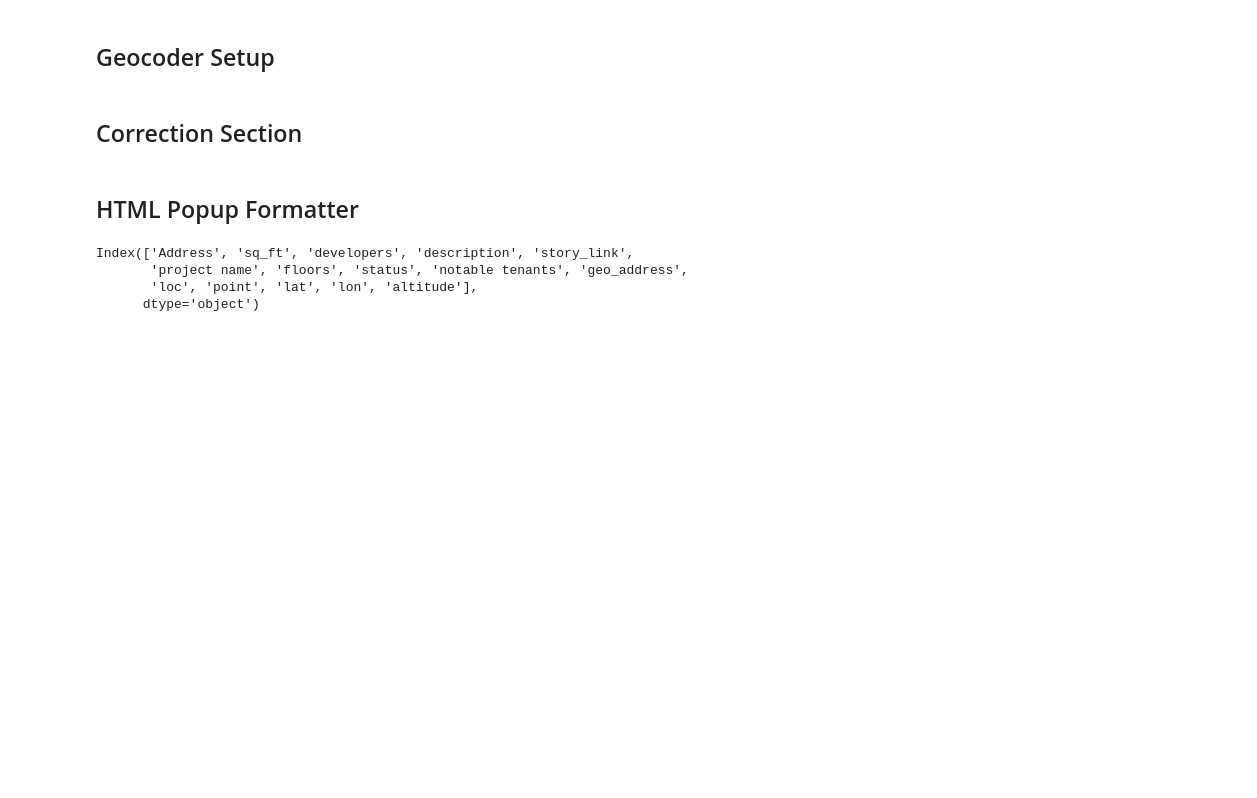
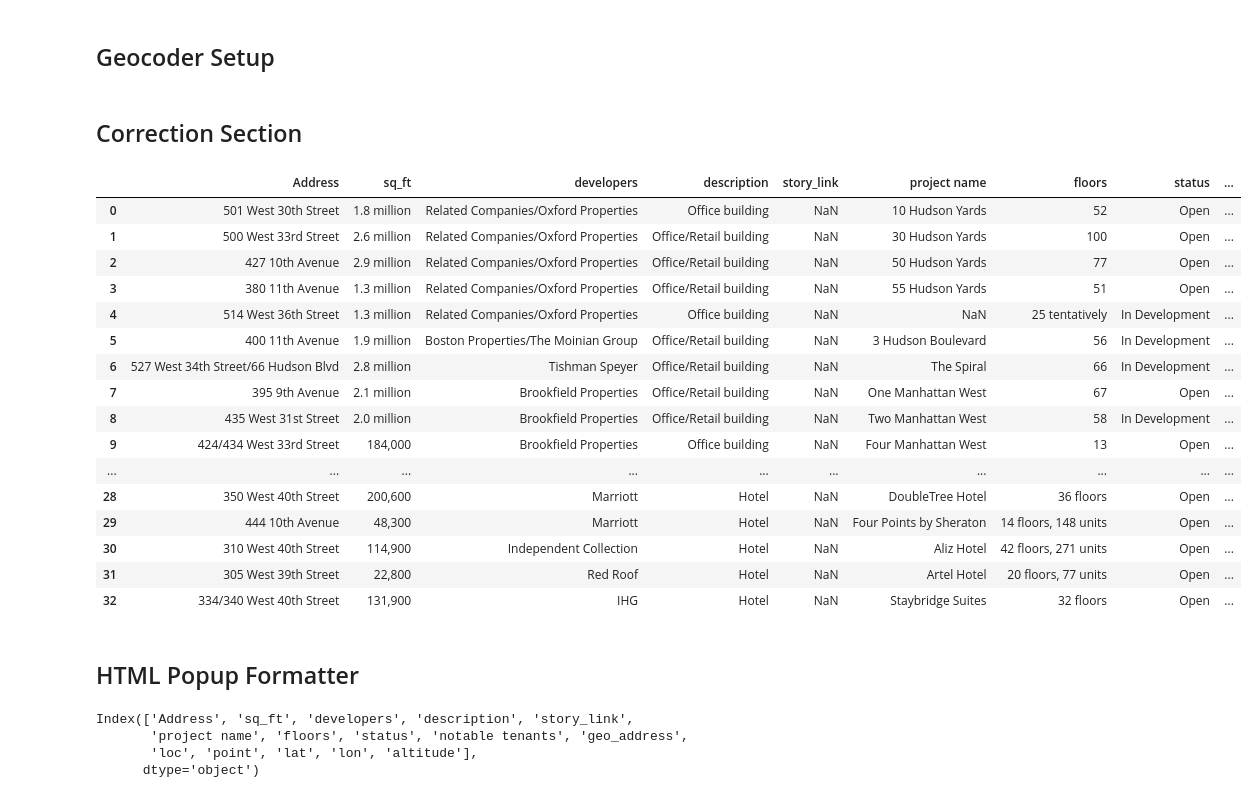
Before and after one commit to trd-digital/trd-news-interactive-maps, a Jupyter notebook: hudson_yards_map_Pat_Ralph/hudson_yards_map_pat_ralph.ipynb, the cells around one changed output. Saved outputs shown, nothing was run; the diff lists cells and outputs as text; code cells hidden in the pictures; blank space fills up the shorter version.

```diff
--- a/hudson_yards_map_Pat_Ralph/hudson_yards_map_pat_ralph.ipynb
+++ b/hudson_yards_map_Pat_Ralph/hudson_yards_map_pat_ralph.ipynb
@@ -28,6 +28,27 @@ df['point'] = df['loc'].apply(lambda loc: tuple(loc.point) if loc else None)
 df[['lat','lon','altitude']] = pd.DataFrame(df['point'].to_list(),index=df.index)
 # %% [markdown]
 ## Correction Section
+# %%
+# 40.75725152723692, -74.00053686779148
+df.at[16,'lat']=()
+# %% [output]
+|  | Address | sq_ft | developers | description | story_link | project name | floors | status | ... |
+| 0 | 501 West 30th Street | 1.8 million | Related Companies/Oxford Properties | Office building | NaN | 10 Hudson Yards | 52 | Open | ... |
+| 1 | 500 West 33rd Street | 2.6 million | Related Companies/Oxford Properties | Office/Retail building | NaN | 30 Hudson Yards | 100 | Open | ... |
+| 2 | 427 10th Avenue | 2.9 million | Related Companies/Oxford Properties | Office/Retail building | NaN | 50 Hudson Yards | 77 | Open | ... |
+| 3 | 380 11th Avenue | 1.3 million | Related Companies/Oxford Properties | Office/Retail building | NaN | 55 Hudson Yards | 51 | Open | ... |
+| 4 | 514 West 36th Street | 1.3 million | Related Companies/Oxford Properties | Office building | NaN | NaN | 25 tentatively | In Development | ... |
+| 5 | 400 11th Avenue | 1.9 million | Boston Properties/The Moinian Group | Office/Retail building | NaN | 3 Hudson Boulevard | 56 | In Development | ... |
+| 6 | 527 West 34th Street/66 Hudson Blvd | 2.8 million | Tishman Speyer | Office/Retail building | NaN | The Spiral | 66 | In Development | ... |
+| 7 | 395 9th Avenue | 2.1 million | Brookfield Properties | Office/Retail building | NaN | One Manhattan West | 67 | Open | ... |
+| 8 | 435 West 31st Street | 2.0 million | Brookfield Properties | Office/Retail building | NaN | Two Manhattan West | 58 | In Development | ... |
+| 9 | 424/434 West 33rd Street | 184,000 | Brookfield Properties | Office building | NaN | Four Manhattan West | 13 | Open | ... |
+| ... | ... | ... | ... | ... | ... | ... | ... | ... | ... |
+| 28 | 350 West 40th Street | 200,600 | Marriott | Hotel | NaN | DoubleTree Hotel | 36 floors | Open | ... |
+| 29 | 444 10th Avenue | 48,300 | Marriott | Hotel | NaN | Four Points by Sheraton | 14 floors, 148 units | Open | ... |
+| 30 | 310 West 40th Street | 114,900 | Independent Collection | Hotel | NaN | Aliz Hotel | 42 floors, 271 units | Open | ... |
+| 31 | 305 West 39th Street | 22,800 | Red Roof | Hotel | NaN | Artel Hotel | 20 floors, 77 units | Open | ... |
+| 32 | 334/340 West 40th Street | 131,900 | IHG | Hotel | NaN | Staybridge Suites | 32 floors | Open | ... |
 # %% [markdown]
 ## HTML Popup Formatter
 # %%
```
Also changed, not shown: 2 other files.
